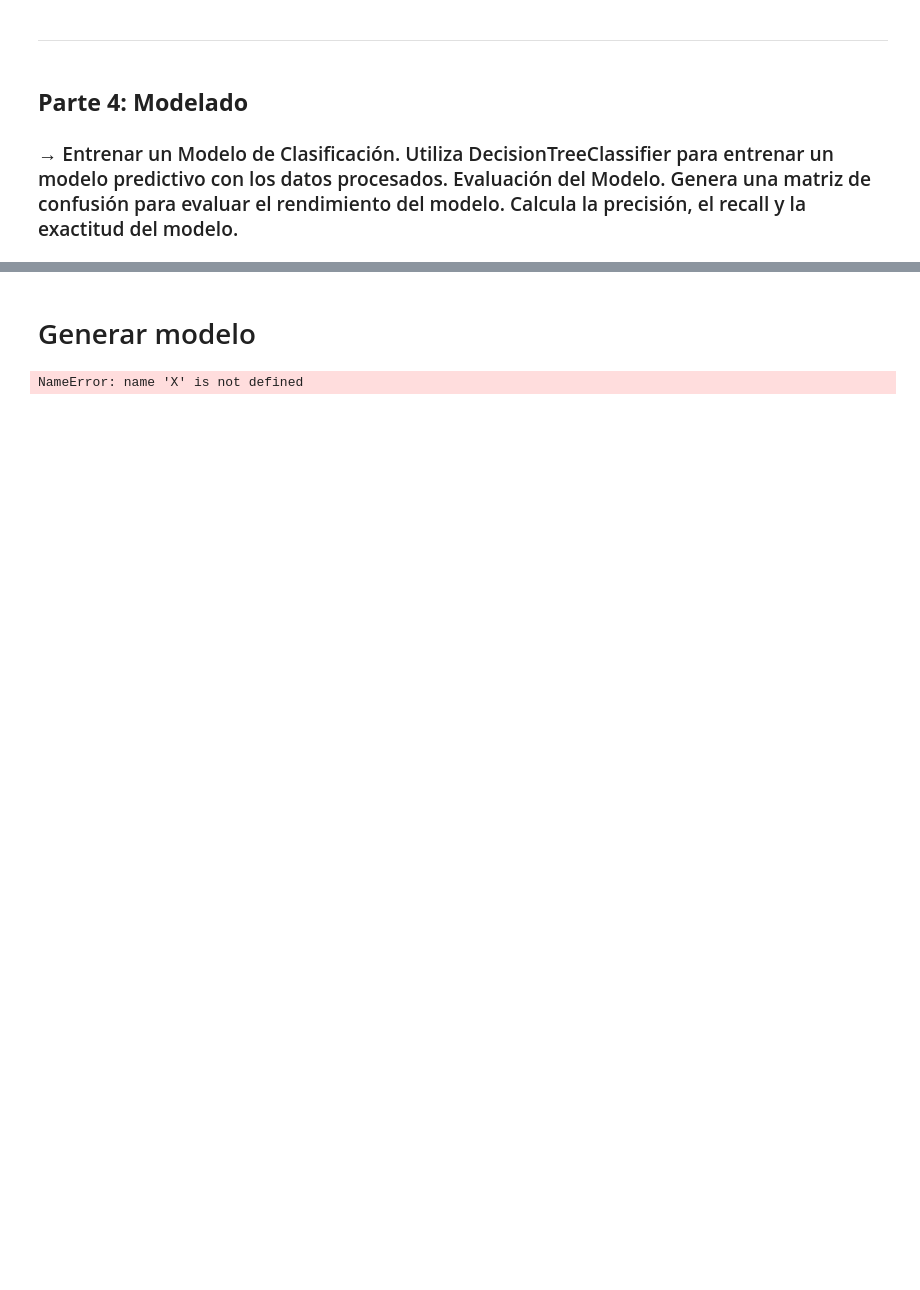
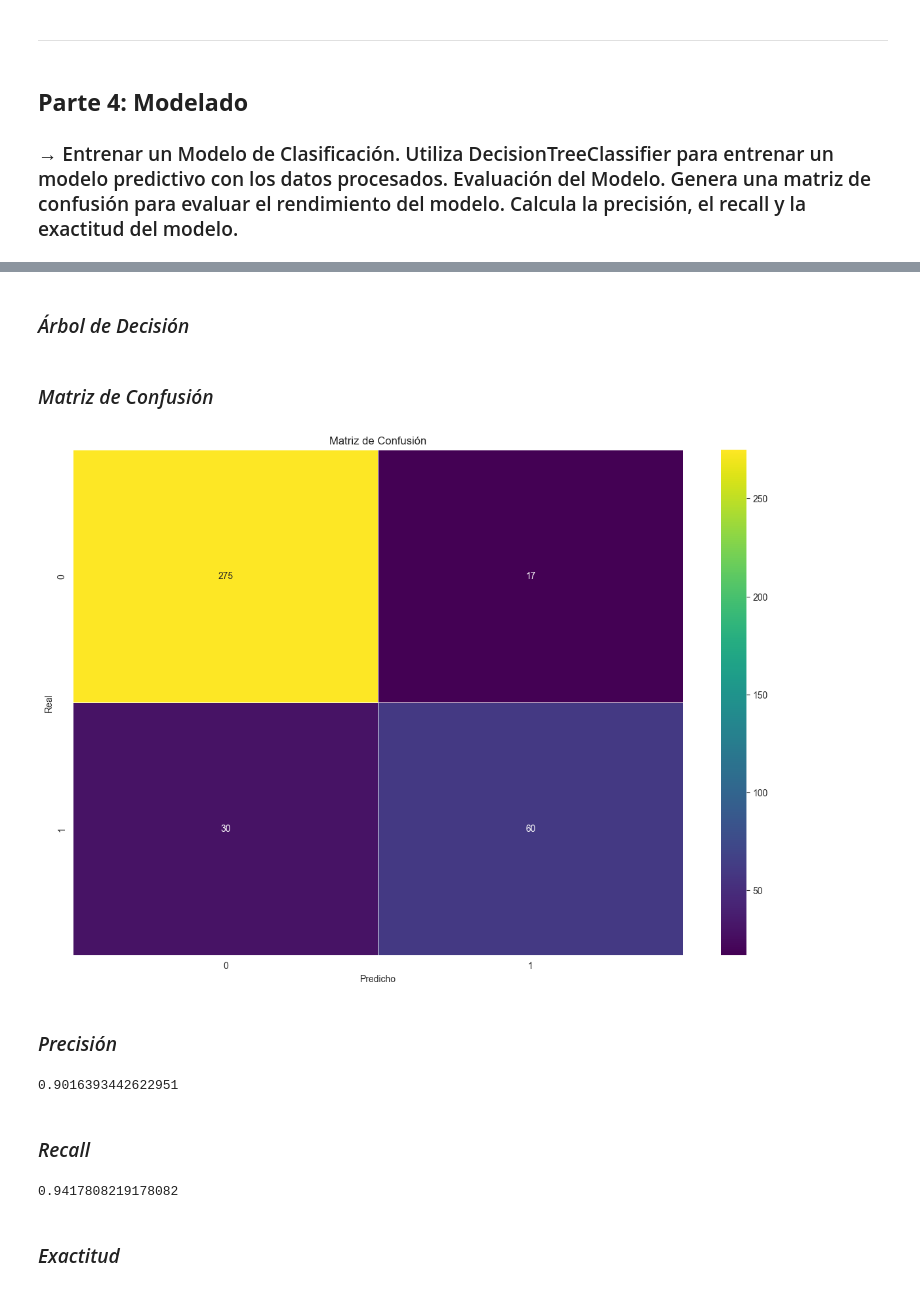
Before and after one commit to lnastri25/POO_UCEMA, a Jupyter notebook: modelos_segundo_parcial/credit_risk/riesgo_crediticio.ipynb, the cells around one changed output, grey strips where cells are left out. Cells and saved outputs as stored; diff of their text form; code cells hidden in the pictures; blank space fills up the shorter version.

```diff
--- a/modelos_segundo_parcial/credit_risk/riesgo_crediticio.ipynb
+++ b/modelos_segundo_parcial/credit_risk/riesgo_crediticio.ipynb
@@ -548,4 +570,6 @@ def map_values(df):
     return df.applymap(lambda x: mapping.get(x, x))
 
 df_credit_risk_cleaned = map_values(df_credit_risk_cleaned)
+# %%
+df_credit_risk_cleaned.drop(columns=["indicador_aleatorio","residencial_Rural", "residencial_Suburbana", "residencial_Urbana", ""], inplace = True)
 # %%
@@ -582,0 +615,10 @@ array(['adulto', 'joven adulto', 'mayor', 'menor'], dtype=object)
+# %%
+from sklearn.preprocessing import LabelEncoder
+le = LabelEncoder()
+
+columns_para_encodear = ["tipo_de_cuenta", "genero", "ubicacion_de_sucursal", "nivel_de_producto", "grupo_de_puntaje_crediticio", "grupo_etario"]
+for column in columns_para_encodear:
+    df_credit_risk_cleaned[column] = le.fit_transform(df_credit_risk_cleaned[column])
+# %%
+X = df_credit_risk_cleaned[["tipo_de_cuenta", "genero", "dependientes", "monto_del_prestamo", "ubicacion_de_sucursal", "nivel_de_producto", "grupo_de_puntaje_crediticio", "grupo_etario"]]
+y = df_credit_risk_cleaned["incumplimiento"]
@@ -590,5 +670,5 @@ ___
-# %% [markdown]
-# Generar modelo
+# %% [markdown]
+### *Árbol de Decisión*
 # %%
 # Split the dataset into training set and test set
 X_train, X_test, y_train, y_test = train_test_split(X, y, test_size=0.2, random_state=42)
@@ -601,16 +681,5 @@ clf = clf.fit(X_train, y_train)
 
 # Predict the response for test dataset
 y_pred = clf.predict(X_test)
-
-# Creating a confusion matrix
-conf_matrix = confusion_matrix(y_test, y_pred)
-
-# Calculating metrics manually using the confusion matrix
-tp, fn, fp, tn = conf_matrix.ravel()
-
-# Metrics calculation
-accuracy = (tp + tn) / (tp + tn + fp + fn)
-precision = tp / (tp + fp) if (tp + fp) > 0 else 0  # Handling the case where tp + fp is 0
-recall = tp / (tp + fn) if (tp + fn) > 0 else 0     # Handling the case where tp + fn is 0
-# %% [output]
-NameError: name 'X' is not defined
+# %% [markdown]
+### *Matriz de Confusión*
@@ -616,0 +691,28 @@ NameError: name 'X' is not defined
+# %%
+y_pred = clf.predict(X_test)
+y_true = y_test
+# Visualización de la matriz de confusión
+f, ax = plt.subplots(figsize=(15, 10))
+sns.heatmap(conf_matrix, annot=True, linewidth=0.5, fmt=".0f", cmap='viridis', ax=ax)
+plt.xlabel("Predicho")
+plt.ylabel("Real")
+plt.title('Matriz de Confusión')
+plt.show()
+# %% [output]
+[figure, added]
+# %% [markdown]
+### *Precisión*
+# %%
+precision = tp / (tp + fp) if (tp + fp) > 0 else 0  # Handling the case where tp + fp is 0
+print(precision)
+# %% [output]
+0.9016393442622951
+# %% [markdown]
+### *Recall*
+# %%
+recall = tp / (tp + fn) if (tp + fn) > 0 else 0     # Handling the case where tp + fn is 0
+print(recall)
+# %% [output]
+0.9417808219178082
+# %% [markdown]
+### *Exactitud*
```
Also changed, not shown: parts of 35 cells of this notebook, 3 other files.
